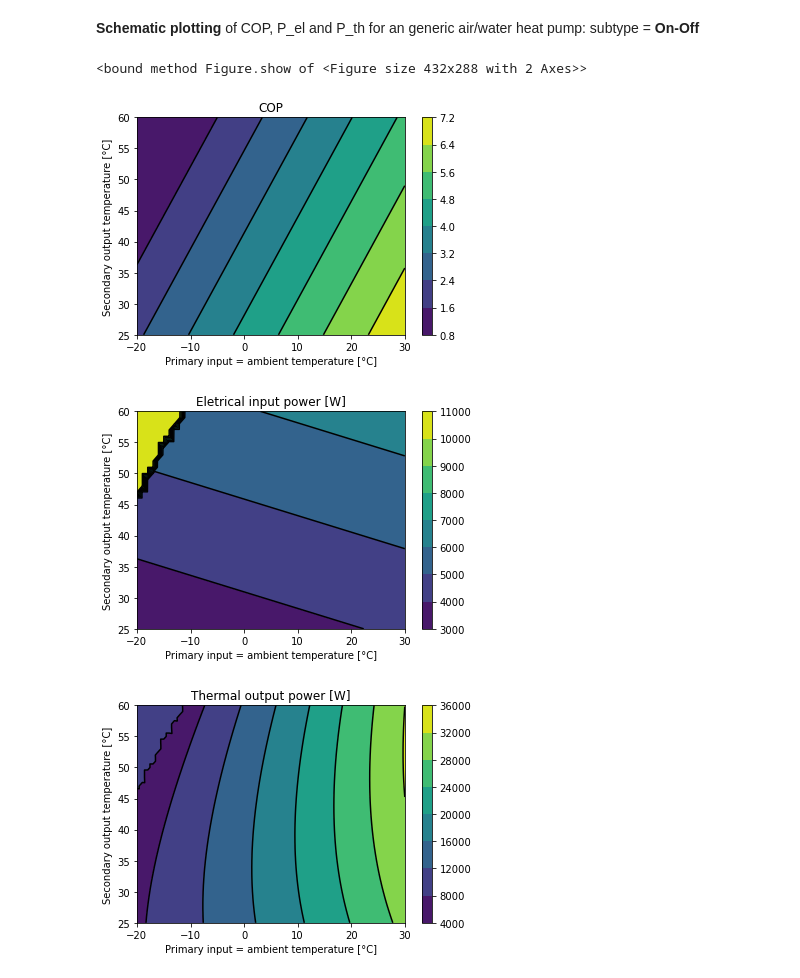
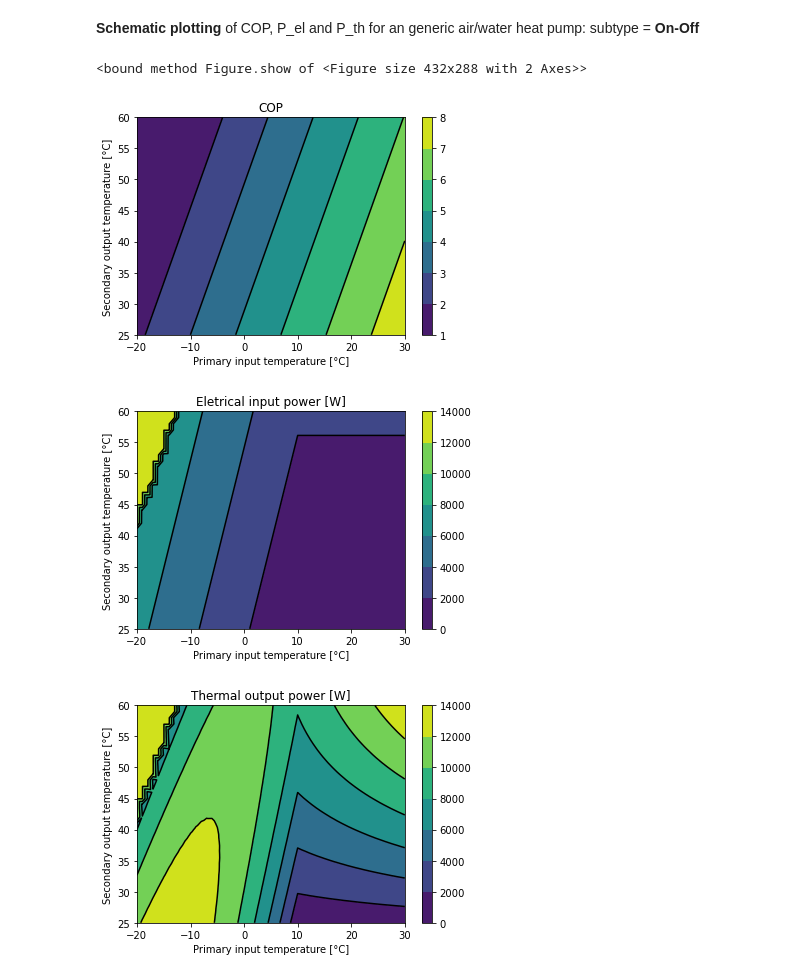
Before and after one commit to FZJ-IEK3-VSA/hplib, a Jupyter notebook: Documentation.ipynb, the cells around one changed output. Cells and saved outputs as stored; diff of their text form; code cells hidden in the pictures.

```diff
--- a/Documentation.ipynb
+++ b/Documentation.ipynb
@@ -87,7 +107,7 @@ parameters
 # Please define T_in_primary, T_in_secondary in °C and the parameters from the previous step
 # The T_in_secondary is supposed to be heated up by 5 K which then results in T_out
 # For a time series create a loop with the function
-P_th, P_el, COP, T_out, m_dot = hpl.simulate(0, 60, parameters)
+P_th, P_el, COP, T_out, m_dot = hpl.simulate(12, 24, parameters)
 print('P_th: '+str(int(P_th))+' W')
 print('P_el: '+str(int(P_el))+' W')
 print('COP: '+str(round(COP,3)))
@@ -109,7 +133,7 @@ T_in_primary = range(-20, 31) # air temperatur
 T_in_secondary = range(20,56) # e.g. temperature from hot water storage
 
 # Load parameters of Generic Air/Water, On-Off
-parameters = hpl.getParameters('Generic',Group=4, T_in=-7, T_out=52, P_th = 10000)
+parameters = hpl.getParameters('WELLEA MONOBLOC 14 KW 3PH')#,Group=4, T_in=-7, T_out=52, P_th = 5000)
 
 # Simulate
 names = ['T_in_primary','P_th', 'P_el', 'COP', 'T_out', 'm_dot']
@@ -123,36 +147,36 @@ for t1 in T_in_primary:
 results = pd.DataFrame(data, columns=names)
 
 # Plot COP
 fig1, ax1 = plt.subplots()
 plot = plt.tricontourf(results['T_in_primary'], results['T_out'], results['COP'])
 ax1.tricontour(results['T_in_primary'], results['T_out'], results['COP'], colors='k')
 fig1.colorbar(plot)
 ax1.set_title('COP')
-ax1.set_xlabel('Primary input = ambient temperature [°C]')
+ax1.set_xlabel('Primary input temperature [°C]')
 ax1.set_ylabel('Secondary output temperature [°C]')
 fig1.show
 
 # Plot electrical input power
 fig1, ax1 = plt.subplots()
 plot = plt.tricontourf(results['T_in_primary'], results['T_out'], results['P_el'])
 ax1.tricontour(results['T_in_primary'], results['T_out'], results['P_el'], colors='k')
 fig1.colorbar(plot)
 ax1.set_title('Eletrical input power [W]')
-ax1.set_xlabel('Primary input = ambient temperature [°C]')
+ax1.set_xlabel('Primary input temperature [°C]')
 ax1.set_ylabel('Secondary output temperature [°C]')
 fig1.show
 
 # Plot thermal output power
 fig1, ax1 = plt.subplots()
 plot = plt.tricontourf(results['T_in_primary'], results['T_out'], results['P_th'])
 ax1.tricontour(results['T_in_primary'], results['T_out'], results['P_th'], colors='k')
 fig1.colorbar(plot)
 ax1.set_title('Thermal output power [W]')
-ax1.set_xlabel('Primary input = ambient temperature [°C]')
+ax1.set_xlabel('Primary input temperature [°C]')
 ax1.set_ylabel('Secondary output temperature [°C]')
 fig1.show
 # %% [output]
 <bound method Figure.show of <Figure size 432x288 with 2 Axes>>
-[figure, old version]
+[figure, new version]
-[figure, old version]
+[figure, new version]
-[figure, old version]
+[figure, new version]
```
Also changed, not shown: parts of 9 cells of this notebook, 1 other file.
